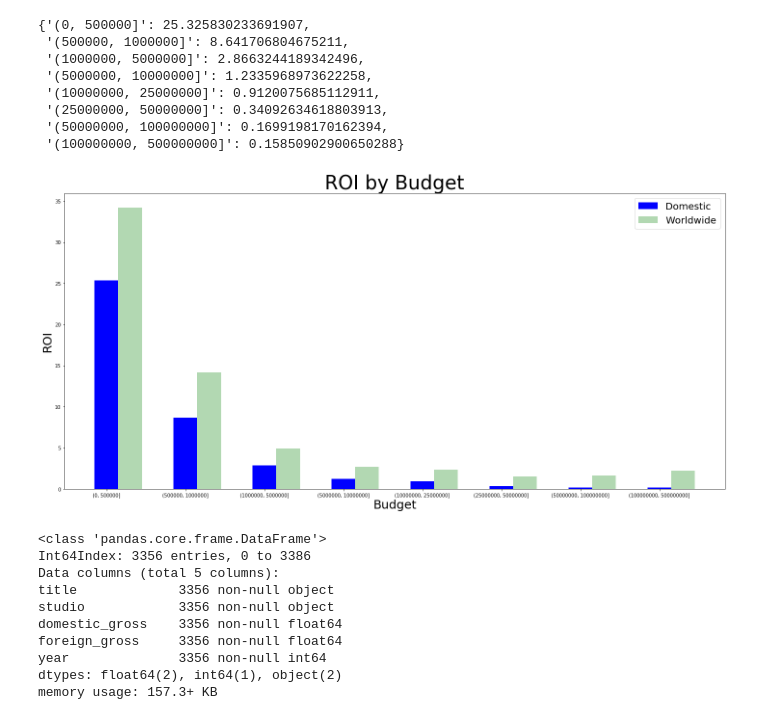
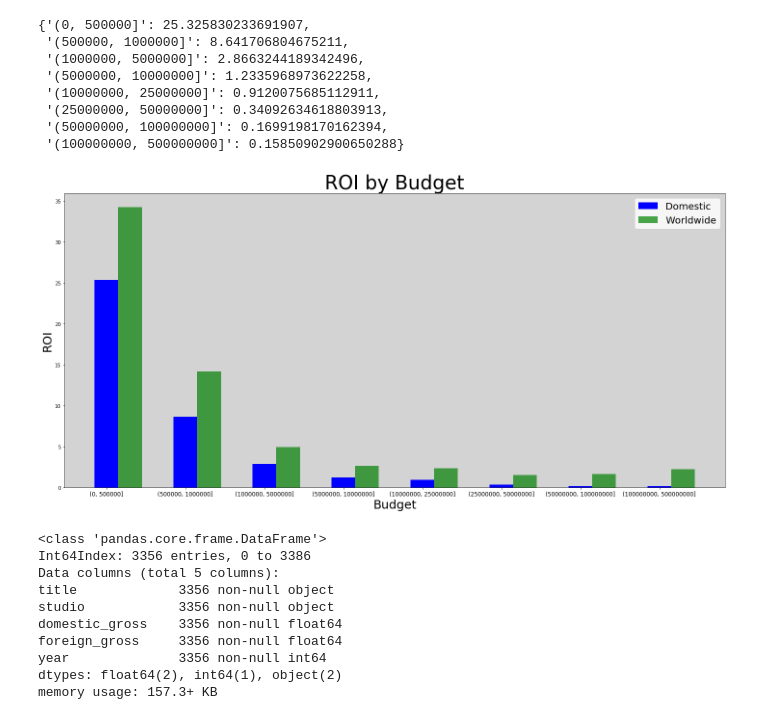
Before and after one commit to BenGeissel/Module_1_Project, a Jupyter notebook: zippedData/Mod1Project_temp.ipynb, the cells around one changed output. Cells and saved outputs as stored; diff of their text form; code cells hidden in the pictures.

```diff
--- a/zippedData/Mod1Project_temp.ipynb
+++ b/zippedData/Mod1Project_temp.ipynb
@@ -302,18 +302,19 @@ domestic_roi_dict
 # %%
 fig = plt.figure(figsize=(20, 10))
 X = np.arange(len(domestic_roi_dict))
 ax = plt.subplot(111)
+ax.set_facecolor('lightgray')
 ax.bar(X, domestic_roi_dict.values(), width=0.3, color='b')
-ax.bar(X+0.3, worldwide_roi_dict.values(), width=0.3, color='g', alpha = .3)
+ax.bar(X+0.3, worldwide_roi_dict.values(), width=0.3, color='g', alpha = .7)
 ax.legend(('Domestic','Worldwide'), fontsize = 20)
-plt.xticks(X, domestic_roi_dict.keys())
+plt.xticks(X, domestic_roi_dict.keys(), fontsize = 12)
 plt.title("ROI by Budget", fontsize=40)
 plt.ylabel('ROI', fontsize = 25)
 plt.xlabel('Budget', fontsize = 25)
 plt.tight_layout()
 plt.show()
 # %% [output]
-[figure, old version]
+[figure, new version]
 # %%
 bom_df.info()
 # %% [output]
```
Also changed, not shown: parts of 2 cells of this notebook, 4 other files.
